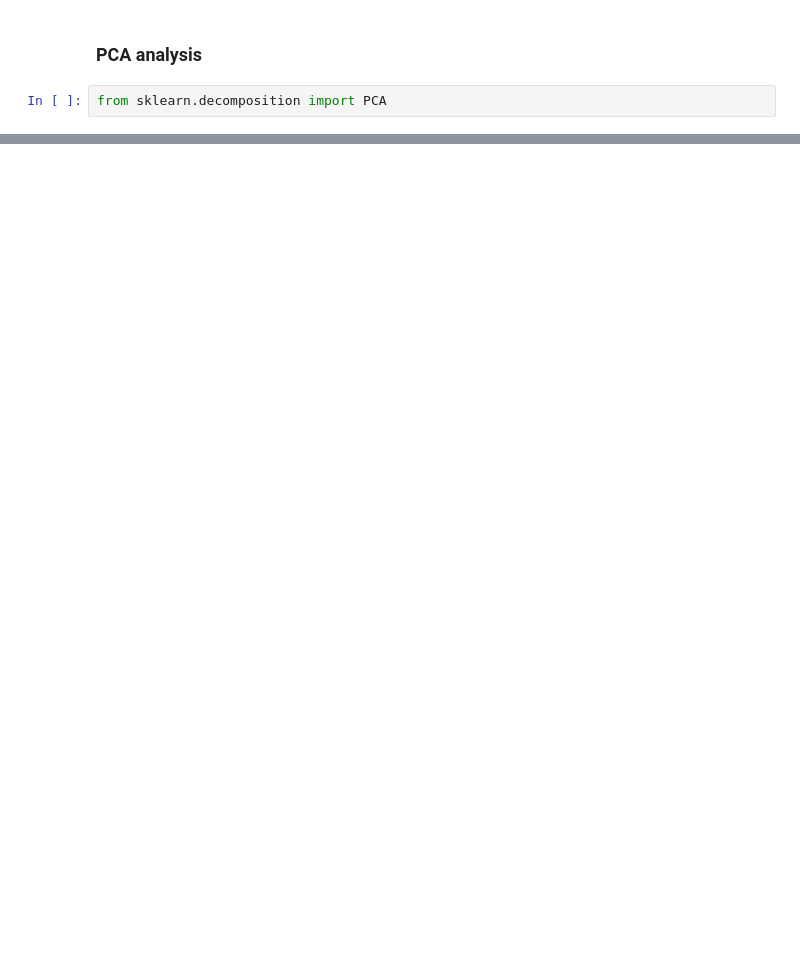
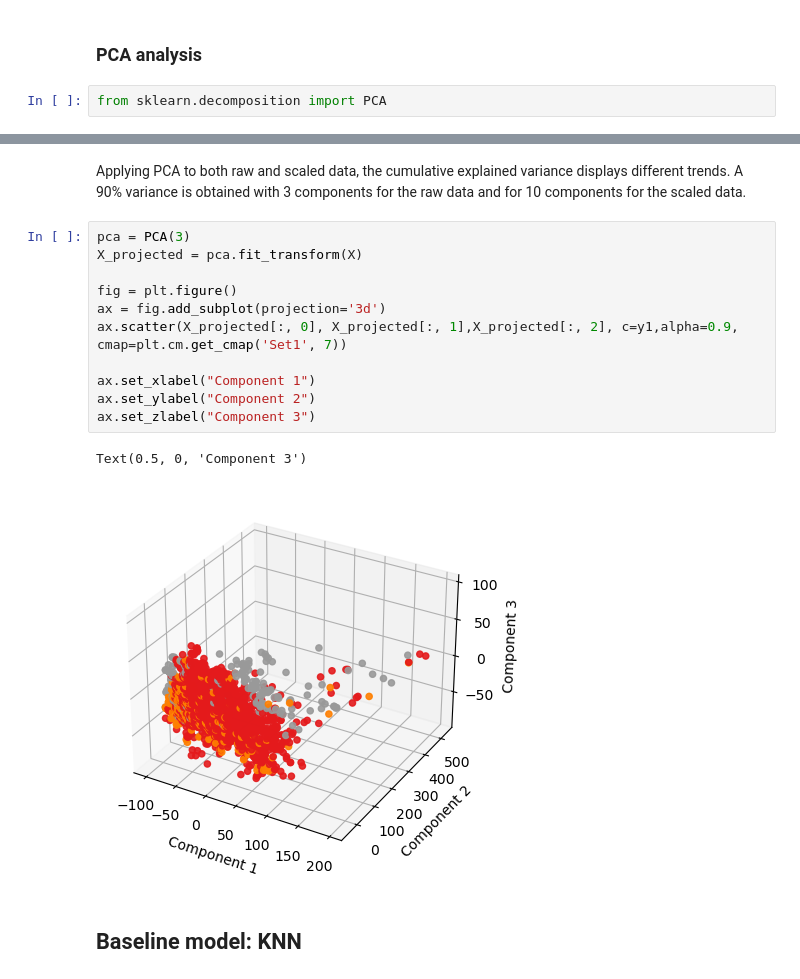
Before and after one commit to LaerteAdami/CW_Intro_AI, a Jupyter notebook: notebooks/notebook_first_analysis.ipynb, the cells around one changed output, grey strips where cells are left out. Drawn from its saved outputs; the diff is of its cells as text; blank space fills up the shorter version.

```diff
--- a/notebooks/notebook_first_analysis.ipynb
+++ b/notebooks/notebook_first_analysis.ipynb
@@ -295,0 +233,18 @@ print(error)
+# %% [markdown]
+Applying PCA to both raw and scaled data, the cumulative explained variance displays different trends. A 90% variance is obtained with 3 components for the raw data and for 10 components for the scaled data.
+# %%
+pca = PCA(3)
+X_projected = pca.fit_transform(X)
+
+fig = plt.figure()
+ax = fig.add_subplot(projection='3d')
+ax.scatter(X_projected[:, 0], X_projected[:, 1],X_projected[:, 2], c=y1,alpha=0.9, cmap=plt.cm.get_cmap('Set1', 7))
+
+ax.set_xlabel("Component 1")
+ax.set_ylabel("Component 2")
+ax.set_zlabel("Component 3")
+# %% [output]
+Text(0.5, 0, 'Component 3')
+[figure, added]
+# %% [markdown]
+## Baseline model: KNN
```
Also changed, not shown: parts of 47 cells of this notebook.
